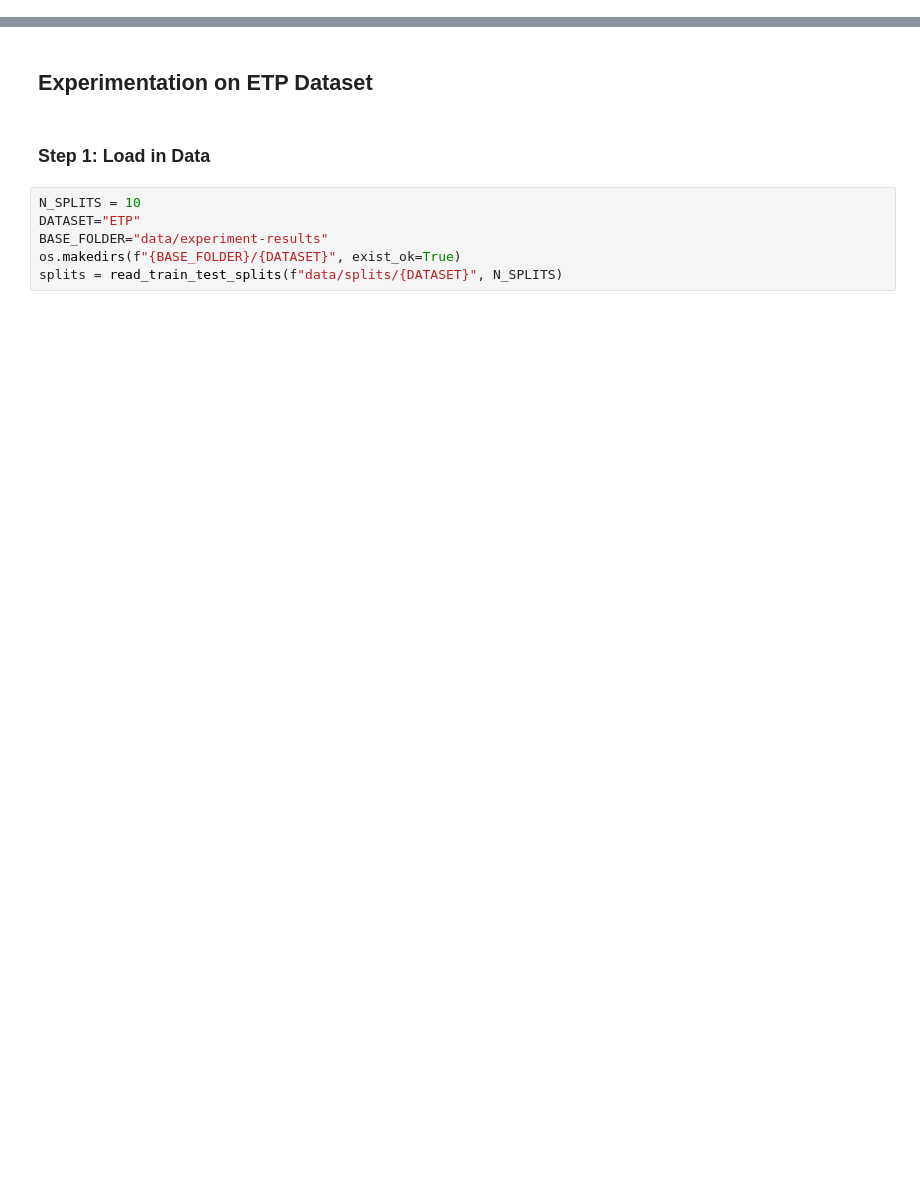
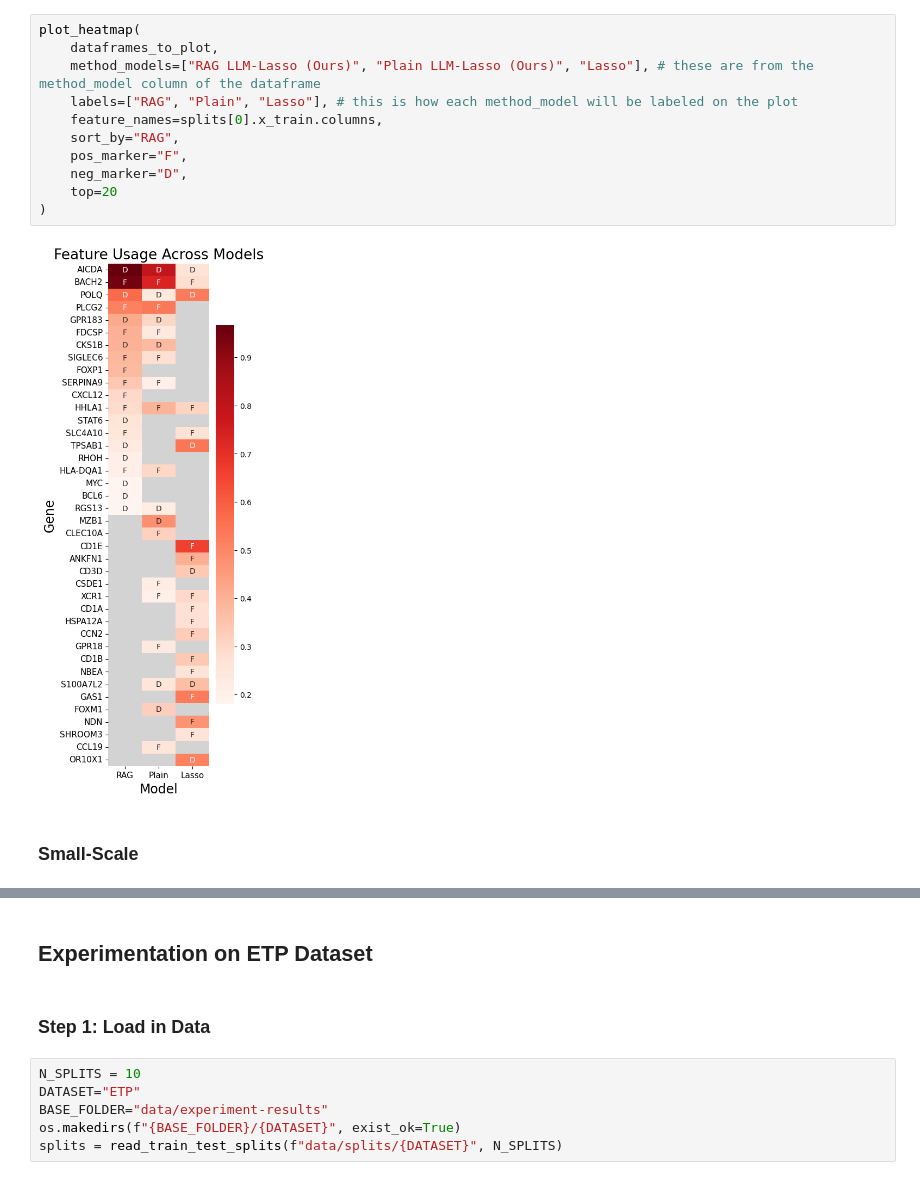
Before and after one commit to pilancilab/LLM-Lasso, a Jupyter notebook: llm_lasso_experimentation.ipynb, the cells around one changed output, grey strips where cells are left out. Cells and saved outputs as stored; diff of their text form; blank space fills up the shorter version.

```diff
--- a/llm_lasso_experimentation.ipynb
+++ b/llm_lasso_experimentation.ipynb
@@ -11,0 +357,15 @@ ModuleNotFoundError: No module named 'xgboost'
+# %%
+plot_heatmap(
+    dataframes_to_plot,
+    method_models=["RAG LLM-Lasso (Ours)", "Plain LLM-Lasso (Ours)", "Lasso"], # these are from the method_model column of the dataframe
+    labels=["RAG", "Plain", "Lasso"], # this is how each method_model will be labeled on the plot
+    feature_names=splits[0].x_train.columns,
+    sort_by="RAG",
+    pos_marker="F",
+    neg_marker="D",
+    top=20
+)
+# %% [output]
+[figure, added]
+# %% [markdown]
+### Small-Scale
```
Also changed, not shown: parts of 66 cells of this notebook, 11 other files.
